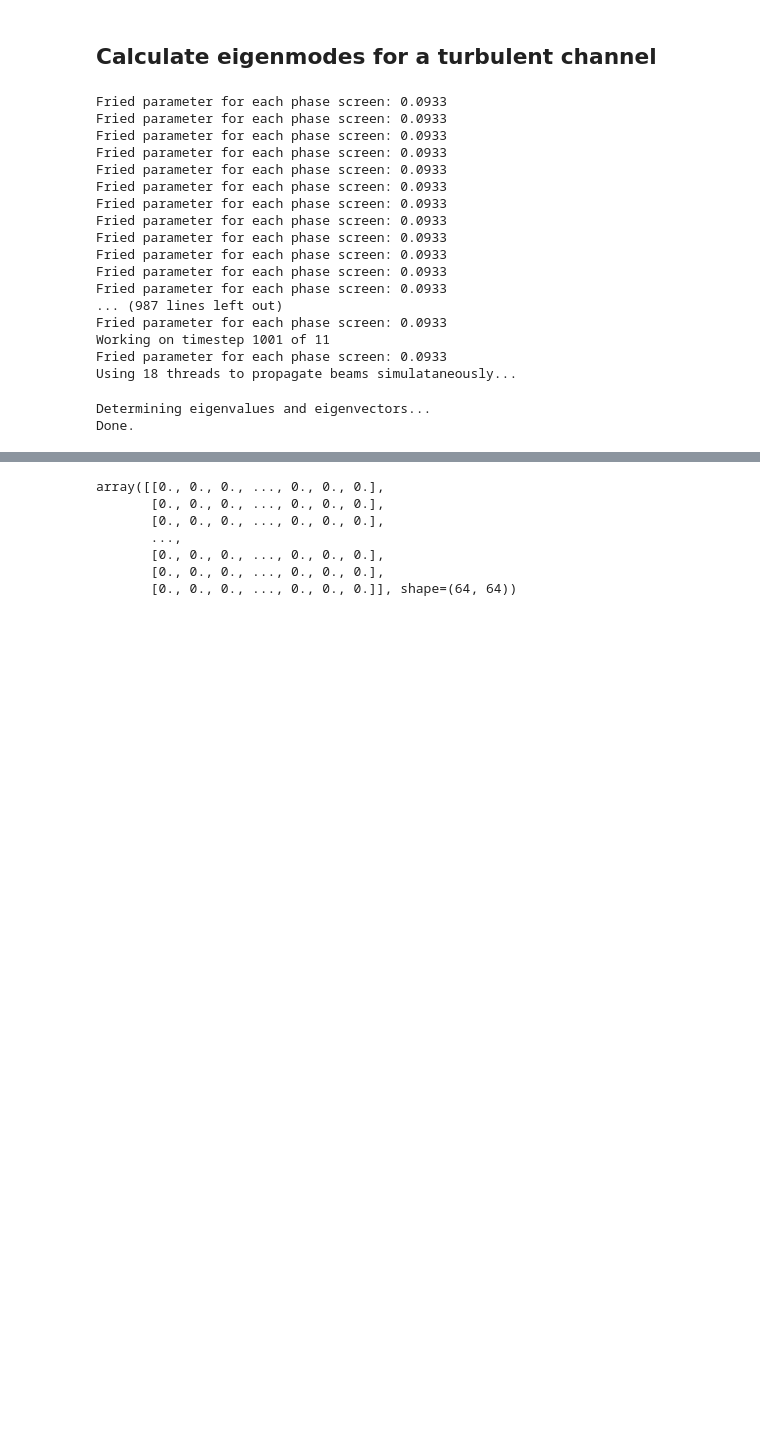
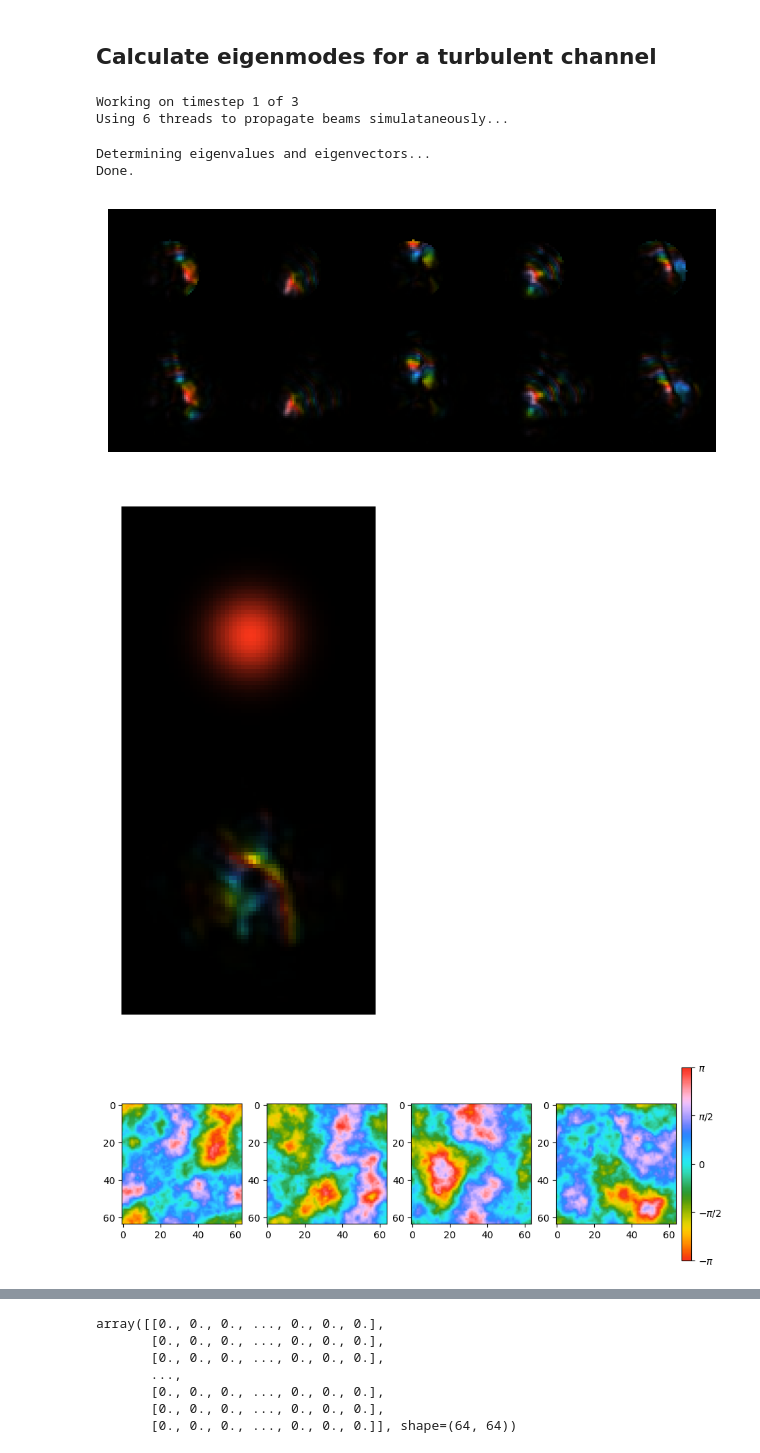
Before and after one commit to LukasScarfe/Eigen, a Jupyter notebook: eigenmodes.ipynb, the cells around one changed output, grey strips where cells are left out. Saved outputs shown, nothing was run; the diff lists cells and outputs as text; code cells hidden in the pictures; blank space fills up the shorter version.

```diff
--- a/eigenmodes.ipynb
+++ b/eigenmodes.ipynb
@@ -49,8 +49,8 @@ C2_n = { # These can be toyed around with
 }
 
 TurbStrength = 'MidTurb'
-shift = 1
-num_of_fluctuations = 10
+shift = 1 # number of pixels we move per fluctuation
+num_of_fluctuations = 2
 start_point = 0
 
 # Seed to use to generate initial phase screens
@@ -75,9 +75,9 @@ print(f"Total Rytov parameter : {Rytov_total:.4f}")
 print(f"Partial Rytov parameter : {Rytov_part:.4f}")
 
 # Set parameter to save data to a folder and propagate a Gaussian through the channel too
-dataset_collect = True
+dataset_collect = False
 # Plot stuff boolean
-plotting = False
+plotting = True
 # Print stuff boolean
 printing = False # need to think about how to implement this
 
@@ -146,8 +146,9 @@ for _ in range(1): #############################################################
     for i in range(start_point,start_point+num_of_fluctuations+1,1):
         # Update user
         print(f"Working on timestep {i+1} of {start_point+num_of_fluctuations+1}")
-        # Generate/fluctuate turbulent channel
-        abbs = gen_turb_channel(size, N, wavelength, z, C2_n[TurbStrength], num_phase_screens, phase_screen_seed, shift, abbs)
+        if i == 0: # only on first step
+            # Generate turbulent channel
+            abbs = gen_turb_channel(size, N, wavelength, z, C2_n[TurbStrength], num_phase_screens, phase_screen_seed, shift, abbs)
         # Extract raw phase screen array
         abbs_screens = extract_screens(abbs)
         # Propagate single pixels through channel
@@ -166,6 +167,9 @@ for _ in range(1): #############################################################
             # plotting eigenbeams before/after propaganda
             plot=plot_beam(eigenBeams[:5]+eigenBeamsPropagated[:5],rows=2,dpi=N*3)
             plt.show();plt.close()
+
+        # Fluctuate turbulent channel
+        abbs = gen_turb_channel(size, N, wavelength, z, C2_n[TurbStrength], num_phase_screens, phase_screen_seed, shift, abbs)
 
         # Propagate Gaussian through the channel
         Gaussian = OAM(Begin(size, wavelength, N), w0, 0)
@@ -208,50 +212,35 @@ for _ in range(1): #############################################################
             np.savetxt(f"{dataset_folder_name_t}/gaussian_prop_reversed_real.csv", Gaussian_prop_reversed.field.real, delimiter=",")
             np.savetxt(f"{dataset_folder_name_t}/gaussian_prop_reversed_imag.csv", Gaussian_prop_reversed.field.imag, delimiter=",")
 
-
-
-
             # Save best four eigenmodes
             for j in range(4):
                 np.savetxt(f"{dataset_folder_name_t}/eigenmode_{j+1:03d}_real.csv", eigenBeams[j].field.real, delimiter=",")
                 np.savetxt(f"{dataset_folder_name_t}/eigenmode_{j+1:03d}_imag.csv", eigenBeams[j].field.imag, delimiter=",")
 
             # Save parameters into a textfile (only once)
             if i==0: # First time step
                 with open(f"{dataset_folder_name}/parameters.txt", "w") as file:
                     file.write(f"Window size: {size} m\n")
                     file.write(f"Resolution (NxN): {N}\n")
                     file.write(f"Lens radius: {lensSize} m\n")
                     file.write(f"Wavelength: {wavelength} m\n")
                     file.write(f"Beam radius: {w0} m\n")
                     file.write(f"Total propagation distance: {z} m\n")
                     file.write(f"Number of phase screens: {num_phase_screens}\n")
                     file.write(f"C^2_n: {C2_n[TurbStrength]}\n")
                     file.write(f"Pixels shifted per time step: {shift}\n")
                     file.write(f"Phase screen seed: {phase_screen_seed}\n")
                     file.write(f"Total Rytov parameter: {Rytov_total}\n")
                     file.write(f"Partial Rytov parameter: {Rytov_part}\n")
                     file.write(f"Total timesteps: {num_of_fluctuations+1}\n")
 
         # print top 5 eigenvalue magnitudes
         # print(f"Eigenvalue magnitudes: {eigMags[:5]}")
 # %% [output]
-Fried parameter for each phase screen: 0.0933
-Fried parameter for each phase screen: 0.0933
-Fried parameter for each phase screen: 0.0933
-Fried parameter for each phase screen: 0.0933
-Fried parameter for each phase screen: 0.0933
-Fried parameter for each phase screen: 0.0933
-Fried parameter for each phase screen: 0.0933
-Fried parameter for each phase screen: 0.0933
-Fried parameter for each phase screen: 0.0933
-Fried parameter for each phase screen: 0.0933
-Fried parameter for each phase screen: 0.0933
-Fried parameter for each phase screen: 0.0933
-... (987 lines left out)
-Fried parameter for each phase screen: 0.0933
-Working on timestep 1001 of 11
-Fried parameter for each phase screen: 0.0933
-Using 18 threads to propagate beams simulataneously...
+Working on timestep 1 of 3
+Using 6 threads to propagate beams simulataneously...
 Determining eigenvalues and eigenvectors...
 Done.
+[figure, added]
+[figure, added]
+[figure, added]
```
Also changed, not shown: parts of 1 cell of this notebook.
